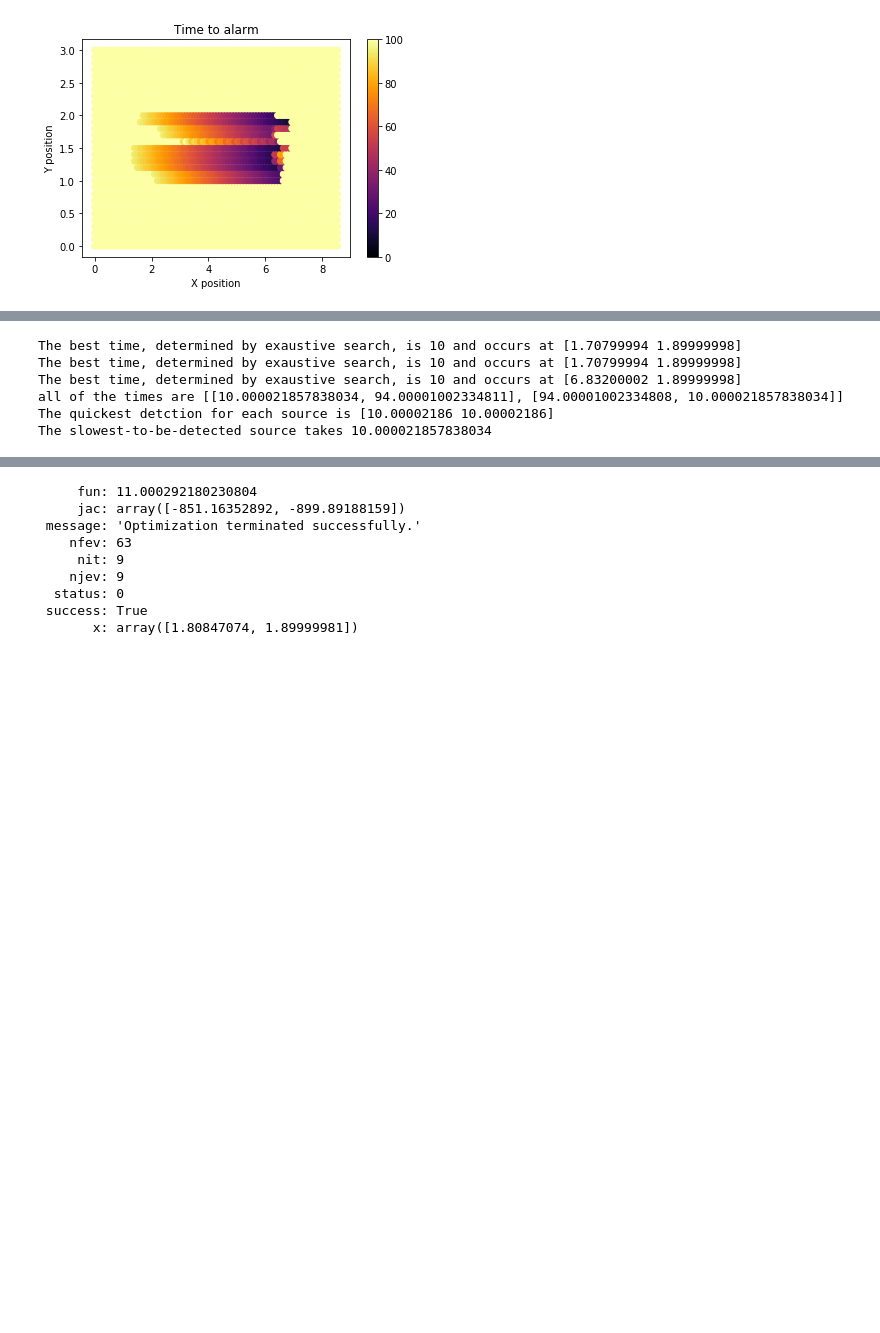
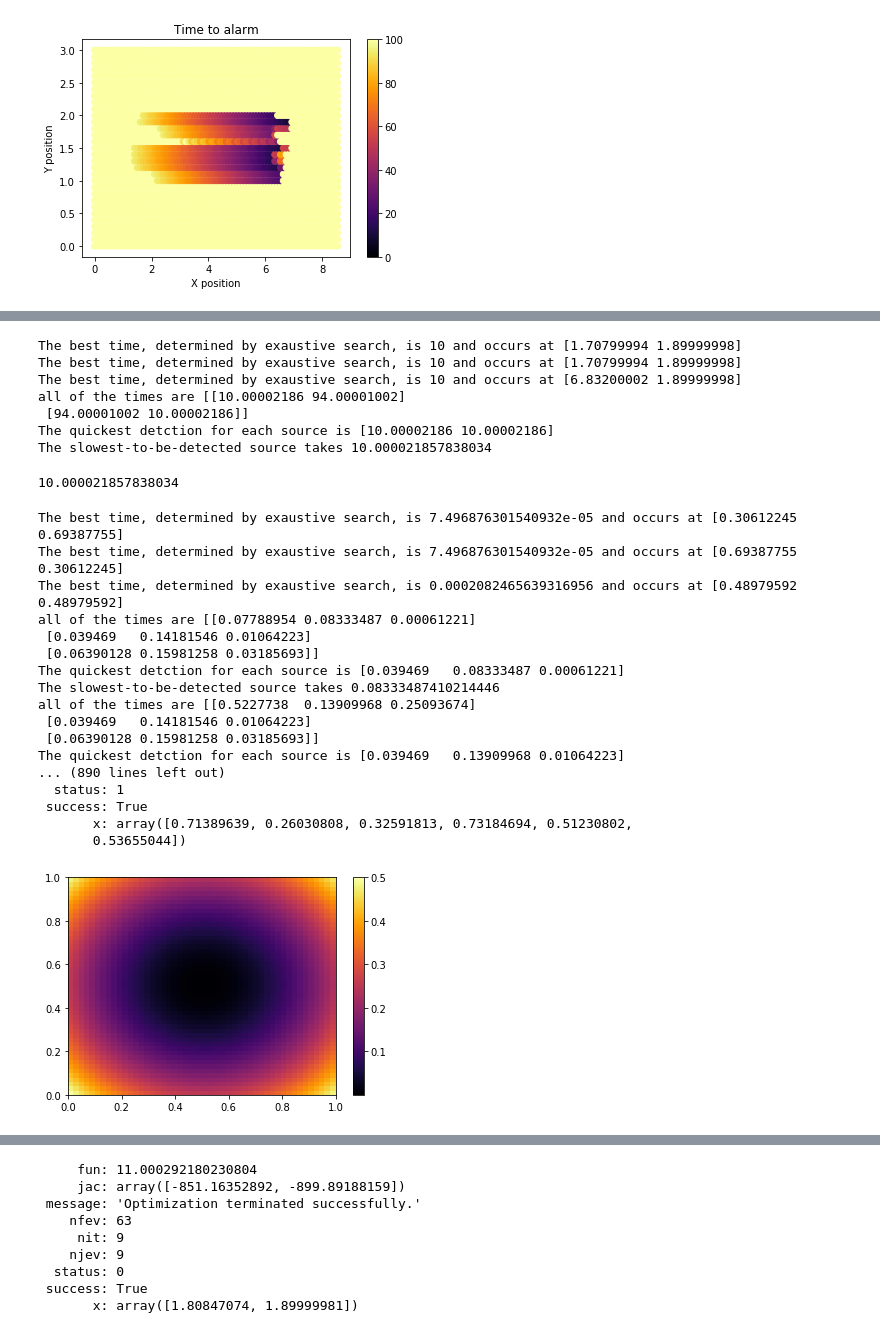
Before and after one commit to russelldj/SmokeDetectorOptimization, a Jupyter notebook: Visualization.ipynb, the cells around one changed output, grey strips where cells are left out. Saved outputs shown, nothing was run; the diff lists cells and outputs as text; code cells hidden in the pictures; blank space fills up the shorter version.

```diff
--- a/Visualization.ipynb
+++ b/Visualization.ipynb
@@ -140,7 +167,7 @@ def make_total_lookup_function(xytimes):
     funcs = []
     for x, y, times in xytimes:
         funcs.append(make_lookup(x, y, times))
-    def ret_func(xys):
+    def ret_func(xys, verbose=True):
         all_times = [] # each internal list coresponds to a smoke detector location
         for i in range(0, len(xys), 2):
             all_times.append([])
@@ -148,14 +175,16 @@ def make_total_lookup_function(xytimes):
             y = xys[i+1]
             for func in funcs:
                 all_times[-1].append(func([x,y]))
-        print("all of the times are {}".format(all_times))
         #                     np.amax([np.amin([f(x) for x in xs]) for f in functions])
         # Take the min over all locations then max over all sources
         all_times = np.asarray(all_times)
         time_for_each_source = np.amin(all_times, axis = 0)
-        print("The quickest detction for each source is {}".format(time_for_each_source))
         worst_source = np.amax(time_for_each_source)
-        print("The slowest-to-be-detected source takes {}".format(worst_source))
+        if verbose:
+            print("all of the times are {}".format(all_times))
+            print("The quickest detction for each source is {}".format(time_for_each_source))
+            print("The slowest-to-be-detected source takes {}".format(worst_source))
+        return worst_source
     return ret_func
 
 ret_func = make_lookup(X1, Y1, time_to_alarm1)
@@ -168,6 +197,39 @@ total_ret_func([1.70799994, 1.89999998, max(X1) - 1.70799994, 1.89999998])
 The best time, determined by exaustive search, is 10 and occurs at [1.70799994 1.89999998]
 The best time, determined by exaustive search, is 10 and occurs at [1.70799994 1.89999998]
 The best time, determined by exaustive search, is 10 and occurs at [6.83200002 1.89999998]
-all of the times are [[10.000021857838034, 94.00001002334811], [94.00001002334808, 10.000021857838034]]
+all of the times are [[10.00002186 94.00001002]
+ [94.00001002 10.00002186]]
 The quickest detction for each source is [10.00002186 10.00002186]
 The slowest-to-be-detected source takes 10.000021857838034
+10.000021857838034
+# %%
+x1, y1, z1 = example_time_to_alarm([0,1], [0,1], [0.3, 0.7])
+x2, y2, z2 = example_time_to_alarm([0,1], [0,1], [0.7, 0.3])
+x3, y3, z3 = example_time_to_alarm([0,1], [0,1], [0.5, 0.5])
+inputs = [(x1, y1, z1), (x2, y2, z2), (x3, y3, z3)]
+
+total_ret_func = make_total_lookup_function()
+BOUNDS = ((0,1),(0,1), (0,1), (0,1)) # constraints on inputs
+INIT = (0.51, 0.52, 0.47, 0.6, 0.55, 0.67)
+res = minimize(total_ret_func, INIT, method='COBYLA')
+#res = fmin_l_bfgs_b(total_ret_func, x0=INIT, bounds=BOUNDS)
+print(res)
+# %% [output]
+The best time, determined by exaustive search, is 7.496876301540932e-05 and occurs at [0.30612245 0.69387755]
+The best time, determined by exaustive search, is 7.496876301540932e-05 and occurs at [0.69387755 0.30612245]
+The best time, determined by exaustive search, is 0.0002082465639316956 and occurs at [0.48979592 0.48979592]
+all of the times are [[0.07788954 0.08333487 0.00061221]
+ [0.039469   0.14181546 0.01064223]
+ [0.06390128 0.15981258 0.03185693]]
+The quickest detction for each source is [0.039469   0.08333487 0.00061221]
+The slowest-to-be-detected source takes 0.08333487410214446
+all of the times are [[0.5227738  0.13909968 0.25093674]
+ [0.039469   0.14181546 0.01064223]
+ [0.06390128 0.15981258 0.03185693]]
+The quickest detction for each source is [0.039469   0.13909968 0.01064223]
+... (890 lines left out)
+  status: 1
+ success: True
+       x: array([0.71389639, 0.26030808, 0.32591813, 0.73184694, 0.51230802,
+       0.53655044])
+[figure, added]
```
Also changed, not shown: parts of 5 cells of this notebook.
